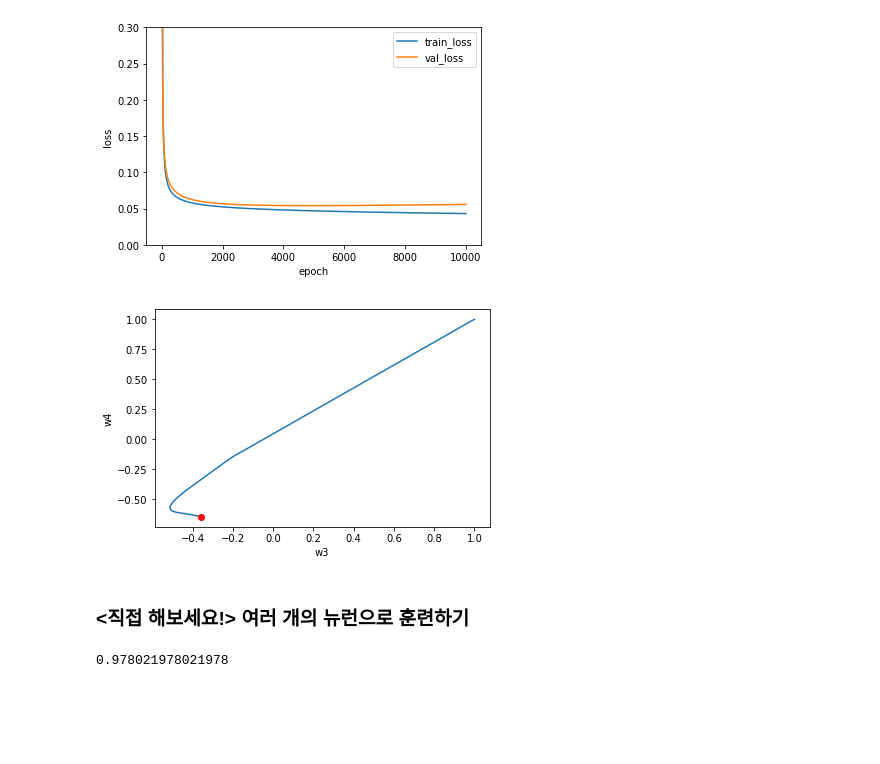
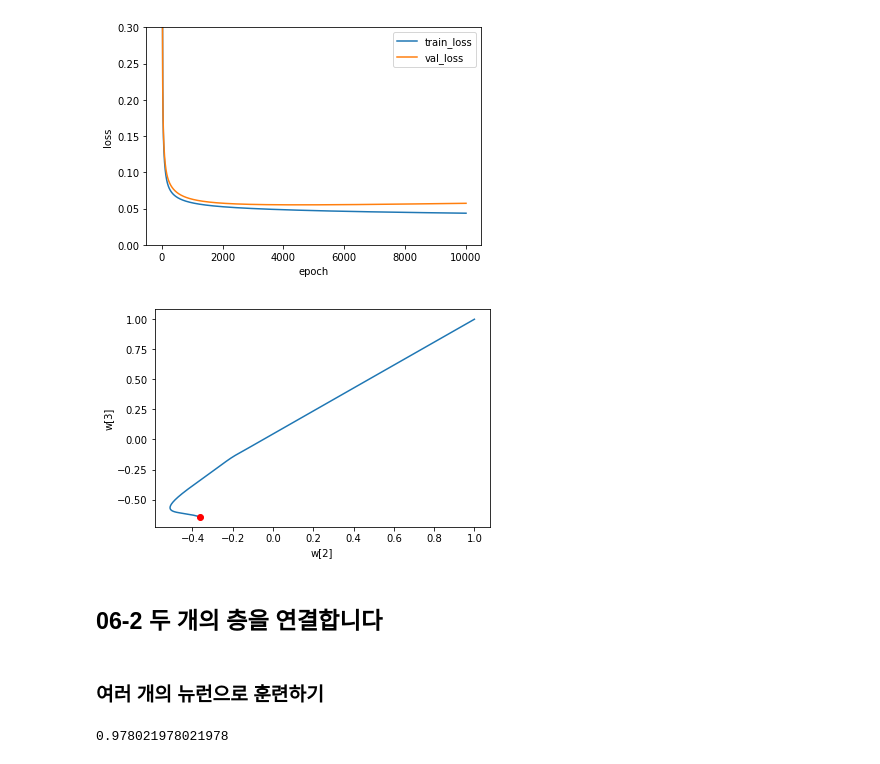
Before and after one commit to rickiepark/do-it-dl, a Jupyter notebook: Ch06.ipynb, the cells around one changed output. Saved outputs shown, nothing was run; the diff lists cells and outputs as text; code cells hidden in the pictures; blank space fills up the shorter version.

```diff
--- a/Ch06.ipynb
+++ b/Ch06.ipynb
@@ -13,9 +12,9 @@ from sklearn.model_selection import train_test_split
 cancer = load_breast_cancer()
 x = cancer.data
 y = cancer.target
-x_train, x_test, y_train, y_test = train_test_split(x, y, stratify=y,
-                                                    test_size=0.2, random_state=42)
-x_train, x_val, y_train, y_val = train_test_split(x_train, y_train, stratify=y_train,
+x_train_all, x_test, y_train_all, y_test = train_test_split(x, y, stratify=y,
+                                                            test_size=0.2, random_state=42)
+x_train, x_val, y_train, y_val = train_test_split(x_train_all, y_train_all, stratify=y_train_all,
                                                   test_size=0.2, random_state=42)
 # %%
 print(x_train.shape, x_val.shape)
@@ -62,8 +61,8 @@ class SingleLayer:
             err = -(y - a)                    # 오차를 계산합니다.
             # 오차를 역전파하여 그래디언트를 계산합니다.
             w_grad, b_grad = self.backprop(x, err)
-            # 그래디언트에서 페널티 항의 미분 값을 뺍니다.
-            w_grad -= (self.l1 * np.sign(self.w) + self.l2 * self.w) / m
+            # 그래디언트에서 페널티 항의 미분 값을 더합니다.
+            w_grad += (self.l1 * np.sign(self.w) + self.l2 * self.w) / m
             # 가중치와 절편을 업데이트합니다.
             self.w -= self.lr * w_grad
             self.b -= self.lr * b_grad
@@ -104,7 +103,7 @@ scaler.fit(x_train)
 x_train_scaled = scaler.transform(x_train)
 x_val_scaled = scaler.transform(x_val)
 # %%
-single_layer = SingleLayer(l2=0.001)
+single_layer = SingleLayer(l2=0.01)
 single_layer.fit(x_train_scaled, y_train,
                  x_val=x_val_scaled, y_val=y_val, epochs=10000)
 single_layer.score(x_val_scaled, y_val)
@@ -121,20 +120,22 @@ plt.show()
 # %% [output]
 [figure]
 # %%
+w2 = []
 w3 = []
-w4 = []
 for w in single_layer.w_history:
-    w3.append(w[2])
-    w4.append(w[3])
-plt.plot(w3, w4)
-plt.plot(w3[-1], w4[-1], 'ro')
-plt.xlabel('w3')
-plt.ylabel('w4')
+    w2.append(w[2])
+    w3.append(w[3])
+plt.plot(w2, w3)
+plt.plot(w2[-1], w3[-1], 'ro')
+plt.xlabel('w[2]')
+plt.ylabel('w[3]')
 plt.show()
 # %% [output]
-[figure, old version]
+[figure, new version]
+# %% [markdown]
+## 06-2 두 개의 층을 연결합니다
 # %% [markdown]
-### <직접 해보세요!> 여러 개의 뉴런으로 훈련하기
+### 여러 개의 뉴런으로 훈련하기
 # %%
 class DualLayer(SingleLayer):
 
```
Also changed, not shown: parts of 17 cells of this notebook.
